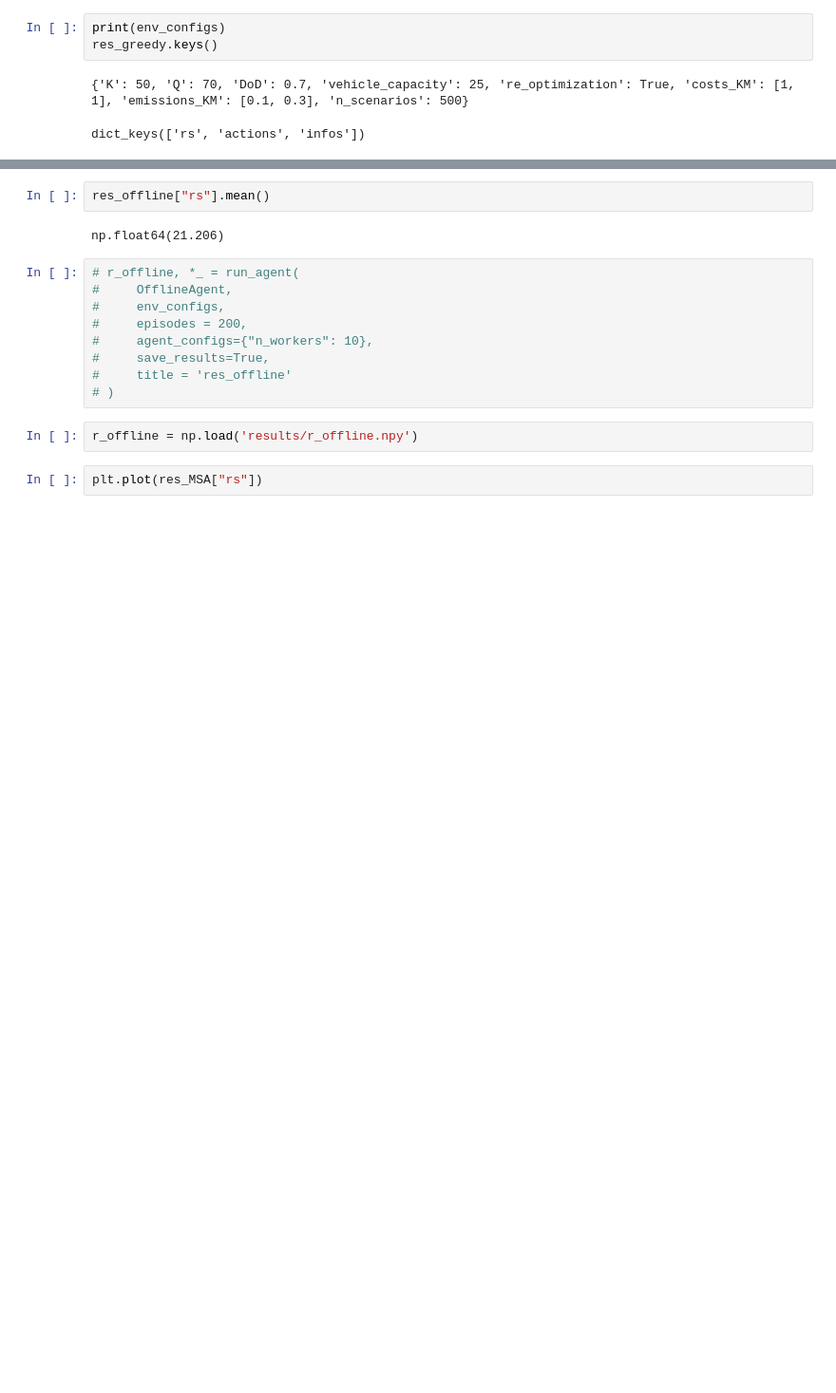
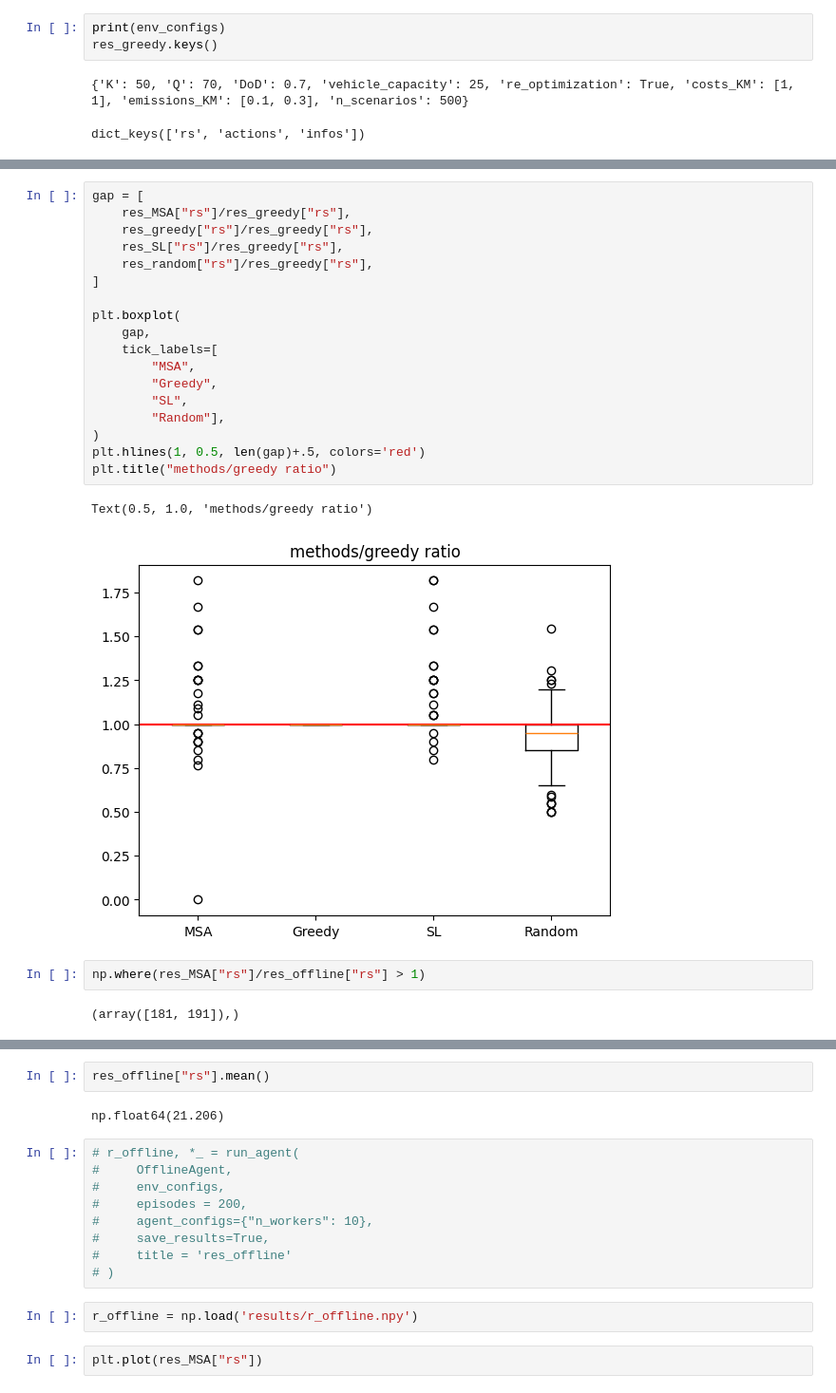
Before and after one commit to Farid-Najar/DynamicQVRP, a Jupyter notebook: results.ipynb, the cells around one changed output, grey strips where cells are left out. Shown at 95% size. Drawn from its saved outputs; the diff is of its cells as text; blank space fills up the shorter version.

```diff
--- a/results.ipynb
+++ b/results.ipynb
@@ -86,0 +105,25 @@ np.float64(15.7)
+# %%
+gap = [
+    res_MSA["rs"]/res_greedy["rs"],
+    res_greedy["rs"]/res_greedy["rs"],
+    res_SL["rs"]/res_greedy["rs"],
+    res_random["rs"]/res_greedy["rs"],
+]
+
+plt.boxplot(
+    gap,
+    tick_labels=[
+        "MSA",
+        "Greedy",
+        "SL",
+        "Random"],
+)
+plt.hlines(1, 0.5, len(gap)+.5, colors='red')
+plt.title("methods/greedy ratio")
+# %% [output]
+Text(0.5, 1.0, 'methods/greedy ratio')
+[figure, added]
+# %%
+np.where(res_MSA["rs"]/res_offline["rs"] > 1)
+# %% [output]
+(array([181, 191]),)
```
Also changed, not shown: parts of 5 cells of this notebook, 11 other files.
